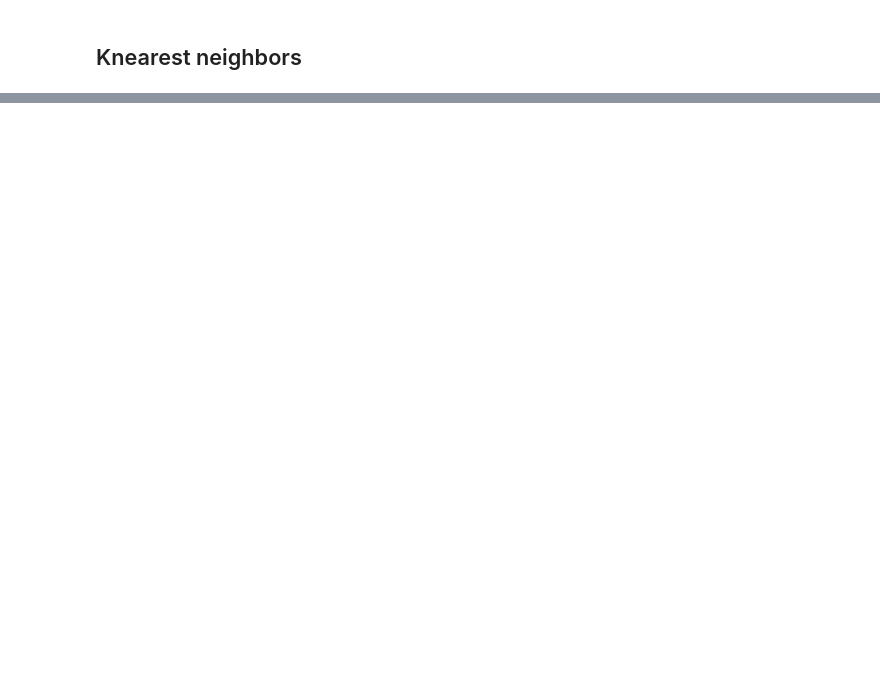
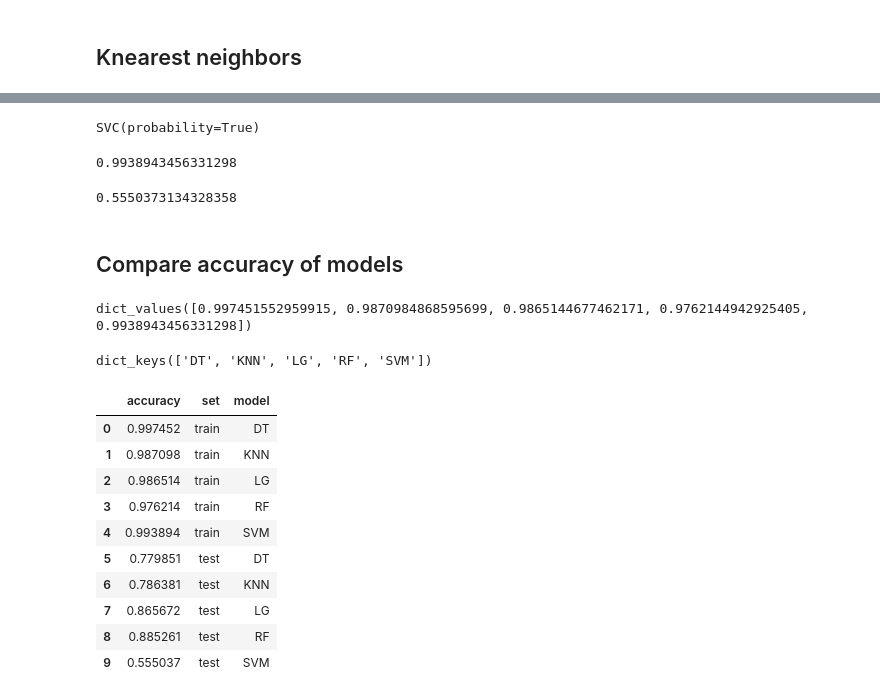
Before and after one commit to vk1408/UJIIndoorLoc, a Jupyter notebook: UJIIndoorLoc.ipynb, the cells around one changed output, grey strips where cells are left out. Saved outputs shown, nothing was run; the diff lists cells and outputs as text; code cells hidden in the pictures; blank space fills up the shorter version.

```diff
--- a/UJIIndoorLoc.ipynb
+++ b/UJIIndoorLoc.ipynb
@@ -602,0 +697,29 @@ dict_keys([2, 3, 4, 5, 6, 7, 8, 9, 10, 11, 12, 13, 14])
+# %%
+svm = SVC(probability=True)
+svm.fit(X_train_sc, y_train)
+# %% [output]
+SVC(probability=True)
+# %%
+# train
+conf_matr, acc_scor = model_check(y_train, svm.predict(X_train_sc), svm)
+accuracy_train['SVM'] = acc_scor
+acc_scor
+# %% [output]
+0.9938943456331298
+# %%
+# test
+conf_matr, acc_scor = model_check(y_test, svm.predict(X_test_sc), svm)
+accuracy_test['SVM'] = acc_scor
+acc_scor
+# %% [output]
+0.5550373134328358
+# %% [markdown]
+## Compare accuracy of models
+# %%
+accuracy_train.values()
+# %% [output]
+dict_values([0.997451552959915, 0.9870984868595699, 0.9865144677462171, 0.9762144942925405, 0.9938943456331298])
+# %%
+accuracy_train.keys()
+# %% [output]
+dict_keys(['DT', 'KNN', 'LG', 'RF', 'SVM'])
@@ -602,0 +730,14 @@ dict_keys([2, 3, 4, 5, 6, 7, 8, 9, 10, 11, 12, 13, 14])
+# %%
+accuracy_df
+# %% [output]
+|  | accuracy | set | model |
+| 0 | 0.997452 | train | DT |
+| 1 | 0.987098 | train | KNN |
+| 2 | 0.986514 | train | LG |
+| 3 | 0.976214 | train | RF |
+| 4 | 0.993894 | train | SVM |
+| 5 | 0.779851 | test | DT |
+| 6 | 0.786381 | test | KNN |
+| 7 | 0.865672 | test | LG |
+| 8 | 0.885261 | test | RF |
+| 9 | 0.555037 | test | SVM |
```
Also changed, not shown: parts of 47 cells of this notebook.
